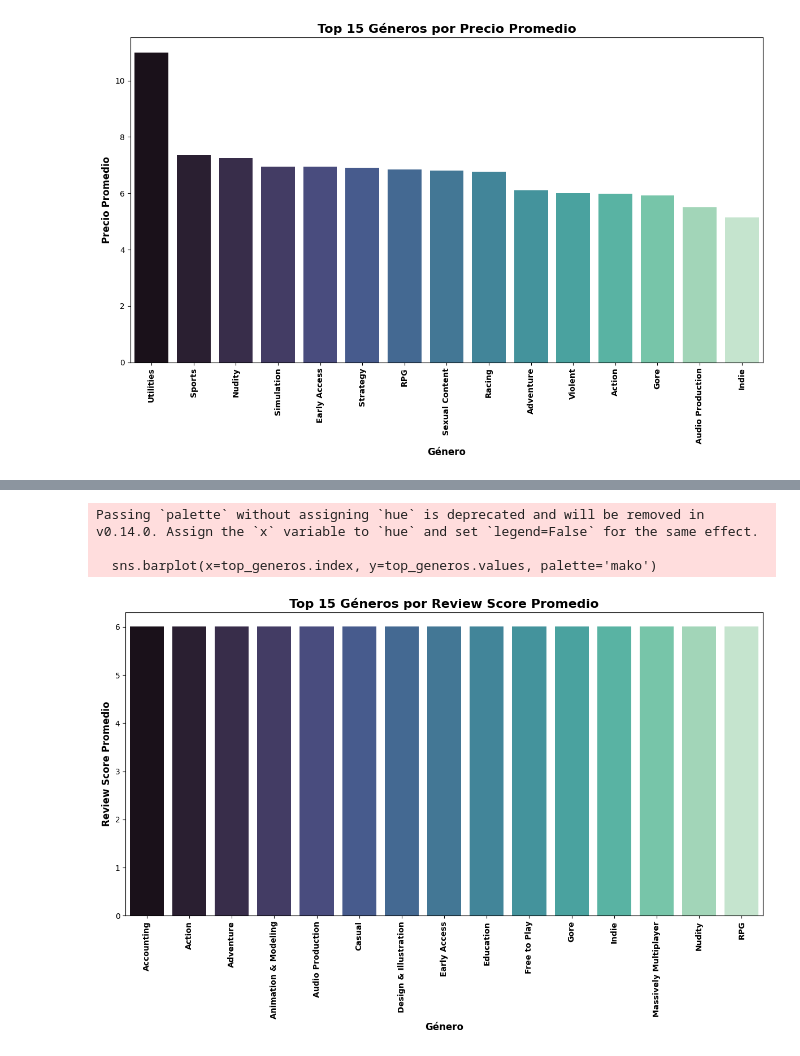
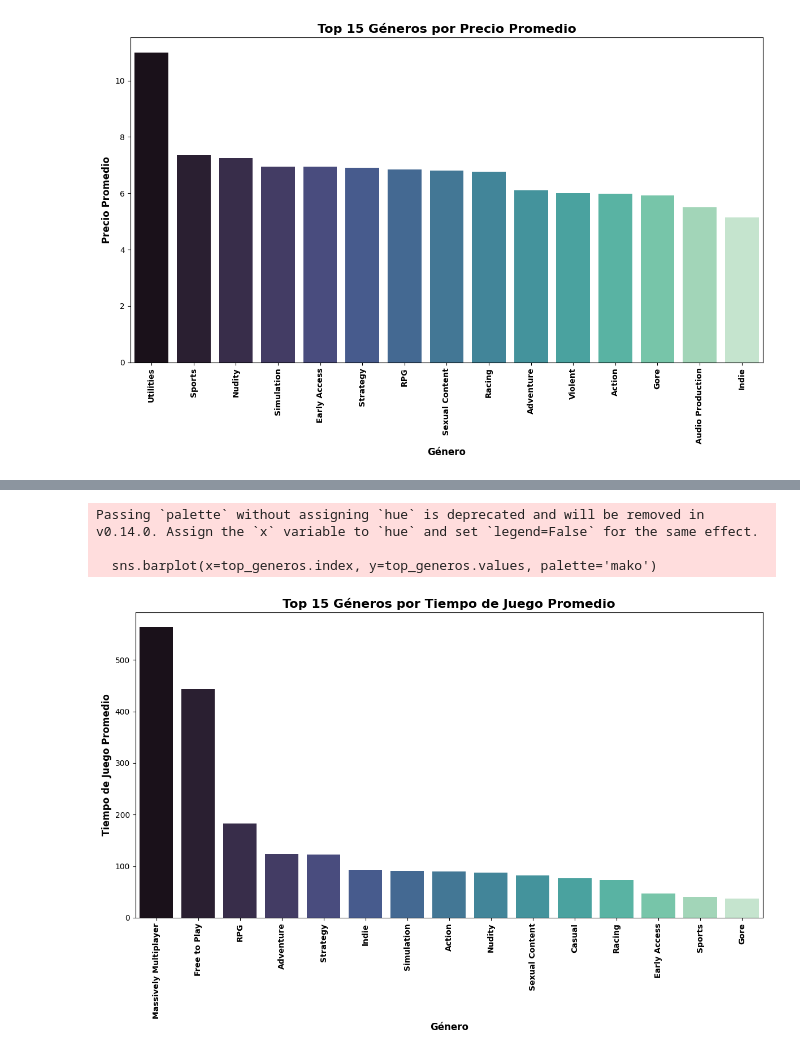
Before and after one commit to Checho-ramirijaz2014/proyecto_min, a Jupyter notebook: data_handler.ipynb, the cells around one changed output, grey strips where cells are left out. Saved outputs shown, nothing was run; the diff lists cells and outputs as text; code cells hidden in the pictures.

```diff
--- a/data_handler.ipynb
+++ b/data_handler.ipynb
@@ -83,6 +83,7 @@ Dimensiones (filas, columnas): (23230, 25)
 | 4 | 60 | Ricochet | 2000-11-01 | t | Valve | Valve | AAA | windows;mac;linux | ... |
 5 rows × 25 columns
 # %%
+X = X.drop(columns=["unreleased"])
 corr = X.corr(numeric_only=True)
 
 fig, ax = plt.subplots(figsize=(10, 6))
@@ -366,12 +366,13 @@ Passing `palette` without assigning `hue` is deprecated and will be removed in v
   sns.barplot(x=top_generos.index, y=top_generos.values, palette='mako')
 [figure]
 # %%
-columnas_generos = [col for col in df_encoded.columns if col.startswith('genres_')]
+df['month'] = df['release_date'].str.split('-').str[1]
+data = df.groupby('month')["copiessold"].mean()
 
-prices_por_genero = {}
-for genero_col in columnas_generos:
-    average_score = df_encoded[df_encoded[genero_col] == 1]['reviewscore'].mean()
-    nombre_limpio = genero_col.replace('genres_', '')
-    prices_por_genero[nombre_limpio] = average_score
+sns.barplot(x=data.index, y=data.values, palette='mako')
+plt.xlabel("Mes")
+plt.ylabel("Promedio de Copias vendidas")
+plt.title(" Promedio de Copias Vendidas Según mes de lanzamiento Mes")
+plt.show()
 
-serie_prices = pd.Series(prices_por_genero)
+plt.figure(figsize=(12, 8))
@@ -378,19 +386,29 @@ serie_prices = pd.Series(prices_por_genero)
 # %%
+columnas_generos = [col for col in df_encoded.columns if col.startswith('genres_')]
+
+prices_por_genero = {}
+for genero_col in columnas_generos:
+    average_price = df_encoded[df_encoded[genero_col] == 1]['average_playtime'].mean()
+    nombre_limpio = genero_col.replace('genres_', '')
+    prices_por_genero[nombre_limpio] = average_price
+
+serie_prices = pd.Series(prices_por_genero)
+
 top_generos = serie_prices.sort_values(ascending=False).head(15)
 
 plt.figure(figsize=(12, 8))
 sns.barplot(x=top_generos.index, y=top_generos.values, palette='mako')
 
 plt.xticks(rotation=90, fontweight='bold')
 
-plt.title('Top 15 Géneros por Review Score Promedio', fontsize=16,fontweight='bold')
+plt.title('Top 15 Géneros por Tiempo de Juego Promedio', fontsize=16,fontweight='bold')
 plt.xlabel('Género', fontsize=12, fontweight='bold')
-plt.ylabel('Review Score Promedio', fontsize=12, fontweight='bold')
+plt.ylabel('Tiempo de Juego Promedio', fontsize=12, fontweight='bold')
 
 plt.tight_layout()
 plt.show()
 # %% [output]
 Passing `palette` without assigning `hue` is deprecated and will be removed in v0.14.0. Assign the `x` variable to `hue` and set `legend=False` for the same effect.
 
   sns.barplot(x=top_generos.index, y=top_generos.values, palette='mako')
-[figure, old version]
+[figure, new version]
```
Also changed, not shown: parts of 6 cells of this notebook.
